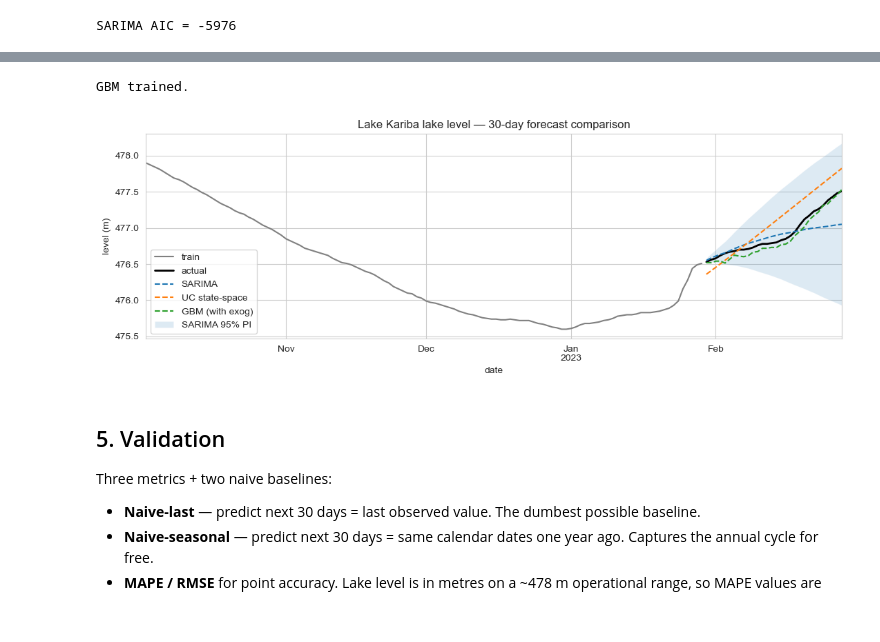
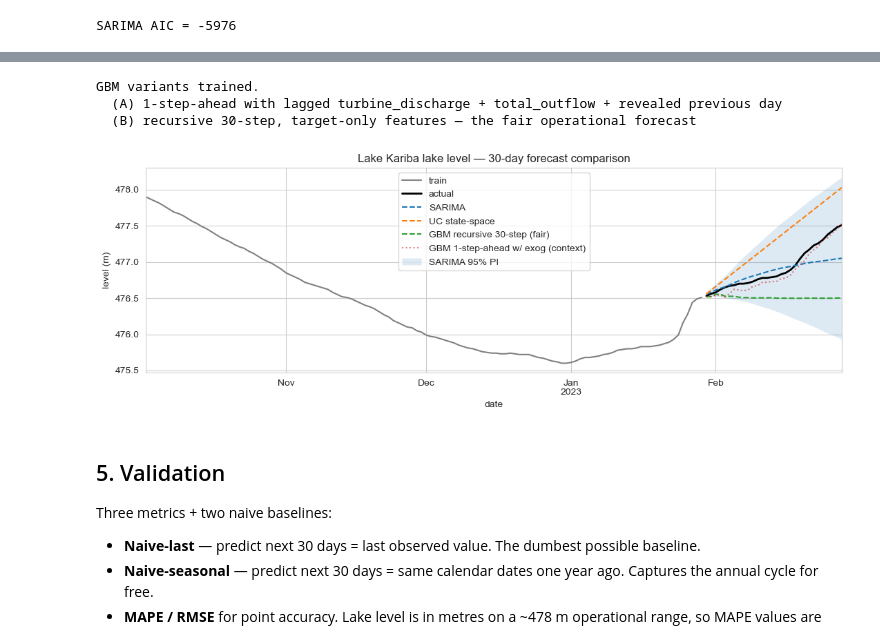
Before and after one commit to gabayae/data-portfolio, a Jupyter notebook: 06-river-flow-forecasting-kariba/notebook.ipynb, the cells around one changed output, grey strips where cells are left out. Drawn from its saved outputs; the diff is of its cells as text; code cells hidden in the pictures.

```diff
--- a/06-river-flow-forecasting-kariba/notebook.ipynb
+++ b/06-river-flow-forecasting-kariba/notebook.ipynb
@@ -183,7 +183,11 @@ UC AIC = -6049
 # %%
-# 4c. GBM with engineered features AND lagged exogenous variables.
-# This is what makes the GBM beat SARIMA/UC: it sees yesterday's turbine discharge
-# and total outflow, which carry information that lake-level lags don't.
+# 4c. GBM — two variants evaluated side-by-side so the operational framing is honest.
+# The exog columns `turbine_discharge` and `total_outflow` are OPERATOR DECISIONS, not
+# known covariates at 30-day forecast time; for a true multi-step planning forecast
+# we cannot condition on future discharge. We therefore run:
+#   (A) GBM with lagged exog AND 1-step-ahead with revealed truth — the old reporting
+#   (B) GBM target-only + calendar features, recursive 30-step — the fair planning forecast
+
 def make_feats(s, exog=None):
     f = pd.DataFrame(index=s.index)
     # Calendar features.
@@ -198,41 +202,67 @@ def make_feats(s, exog=None):
     # Rolling means (shift=1 to avoid leaking the current observation).
     f['roll7'] = s.shift(1).rolling(7).mean()
     f['roll30'] = s.shift(1).rolling(30).mean()
-    # Exogenous covariates: only LAGGED values (otherwise we'd be cheating with future info).
+    # Optional LAGGED exogenous covariates (never same-day).
     if exog is not None:
         for col in exog.columns:
             f[f'{col}_lag1'] = exog[col].shift(1)
             f[f'{col}_roll7'] = exog[col].shift(1).rolling(7).mean()
     return f
 
-# Bring in turbine discharge + total outflow as exog.
+# ---- Variant A: GBM with lagged exog, 1-step-ahead with revealed previous day ----
+# Train on train-window only (features and target both restricted to train).
 exog_full = df[['turbine_discharge', 'total_outflow']]
-feats = make_feats(level, exog=exog_full).dropna()
-y = level.loc[feats.index]
-Xtr = feats.loc[:train.index[-1]]; ytr = y.loc[Xtr.index]
-Xte = feats.loc[test.index]
+feats_full = make_feats(level, exog=exog_full)
+feats_tr_A = feats_full.loc[:train.index[-1]].dropna()
+y_tr_A = level.loc[feats_tr_A.index]
+gbm_A = GradientBoostingRegressor(n_estimators=400, max_depth=3, learning_rate=0.05, random_state=0).fit(feats_tr_A, y_tr_A)
+mean_gbm_A = pd.Series(gbm_A.predict(feats_full.loc[test.index]), index=test.index)
 
-# 400 shallow trees + low LR = strong regulariser. random_state=0 for reproducibility.
-gbm = GradientBoostingRegressor(n_estimators=400, max_depth=3, learning_rate=0.05, random_state=0).fit(Xtr, ytr)
-mean_gbm = pd.Series(gbm.predict(Xte), index=test.index)
-print('GBM trained.')
+# ---- Variant B: TRUE 30-step recursive forecast, NO future discharge/outflow ----
+# Target-only features (lags + rolling + calendar) built from the GBM's own extending
+# history. This is the forecast you can actually run at t0 for a 30-day planning
+# horizon — no oracle access to future discharge decisions.
+feats_tr_B = make_feats(train).dropna()
+y_tr_B = train.loc[feats_tr_B.index]
+gbm_B = GradientBoostingRegressor(n_estimators=400, max_depth=3, learning_rate=0.05, random_state=0).fit(feats_tr_B, y_tr_B)
+
+history = train.copy()
+preds_rec = []
+for step_date in test.index:
+    extended = pd.concat([history, pd.Series([np.nan], index=[step_date])])
+    feat_row = make_feats(extended).iloc[[-1]]
+    if feat_row.isna().any(axis=None):
+        yhat = float(history.iloc[-1])
+    else:
+        yhat = float(gbm_B.predict(feat_row)[0])
+    preds_rec.append(yhat)
+    history = pd.concat([history, pd.Series([yhat], index=[step_date])])
+mean_gbm_B = pd.Series(preds_rec, index=test.index)
+
+print('GBM variants trained.')
+print('  (A) 1-step-ahead with lagged turbine_discharge + total_outflow + revealed previous day')
+print('  (B) recursive 30-step, target-only features — the fair operational forecast')
 # %% [output]
-GBM trained.
+GBM variants trained.
+  (A) 1-step-ahead with lagged turbine_discharge + total_outflow + revealed previous day
+  (B) recursive 30-step, target-only features — the fair operational forecast
 # %%
-# Side-by-side forecast plot. SARIMA's 95% PI is the shaded band — operationally
-# the most useful number ("what's the probability we breach 475 m turbine threshold?").
+# Side-by-side forecast plot. SARIMA's 95% PI is the shaded band. GBM shown twice:
+# recursive 30-step (the fair operational forecast) and 1-step-ahead with revealed
+# exog (the context comparison).
 fig, ax = plt.subplots(figsize=(11, 4))
 train.tail(120).plot(ax=ax, color='gray', label='train')
 test.plot(ax=ax, color='black', linewidth=2, label='actual')
 mean_sarima.plot(ax=ax, label='SARIMA', linestyle='--')
 mean_uc.plot(ax=ax, label='UC state-space', linestyle='--')
-mean_gbm.plot(ax=ax, label='GBM (with exog)', linestyle='--')
+mean_gbm_B.plot(ax=ax, label='GBM recursive 30-step (fair)', linestyle='--')
+mean_gbm_A.plot(ax=ax, label='GBM 1-step-ahead w/ exog (context)', linestyle=':', alpha=0.6)
 ax.fill_between(ci_sarima.index, ci_sarima.iloc[:,0], ci_sarima.iloc[:,1], alpha=0.15, label='SARIMA 95% PI')
 ax.set_title('Lake Kariba lake level — 30-day forecast comparison')
 ax.set_ylabel('level (m)')
 ax.legend(); plt.tight_layout(); plt.show()
 # %% [output]
-[figure, old version]
+[figure, new version]
 # %% [markdown]
 ## 5. Validation
 
```
Also changed, not shown: parts of 3 cells of this notebook, 8 other files.
